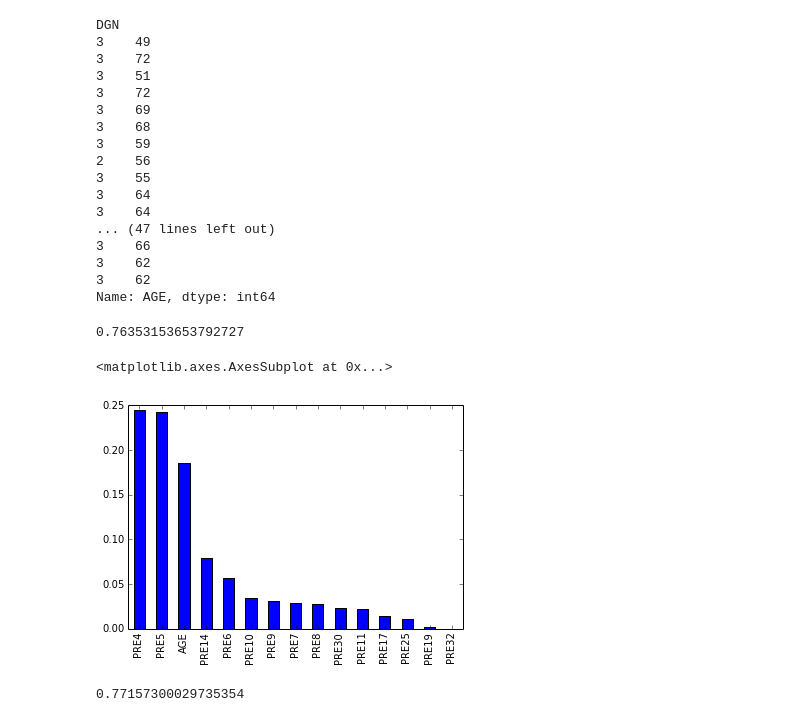
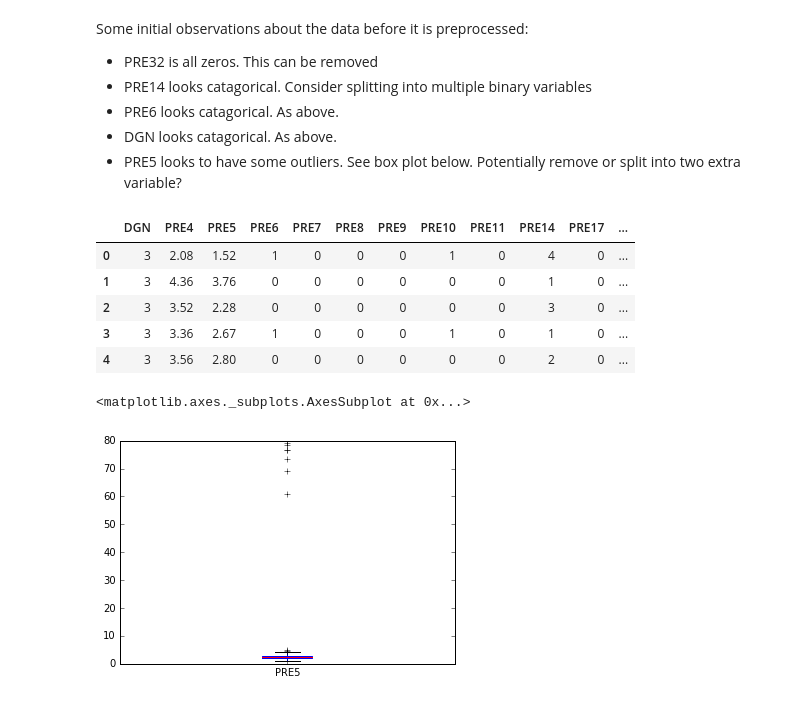
Before and after one commit to samueljackson92/SEM6420-machine-learning, a Jupyter notebook: src/Analysis.ipynb, the cells around one changed output. Cells and saved outputs as stored; diff of their text form; code cells hidden in the pictures.

```diff
--- a/src/Analysis.ipynb
+++ b/src/Analysis.ipynb
@@ -6,5 +5,5 @@ ImportError: cannot import name _thread
 # %%
-df = pd.DataFrame.from_csv("../data/train_risk.csv")
-test = pd.DataFrame.from_csv("../data/test_risk.csv")
+df = pd.DataFrame.from_csv("../data/train_risk.csv", index_col=False)
+test = pd.DataFrame.from_csv("../data/test_risk.csv", index_col=False)
 # %%
 X, y = df[df.columns[:-1]], df[df.columns[-1]]
@@ -11,37 +34,16 @@ X, y = df[df.columns[:-1]], df[df.columns[-1]]
+# %% [markdown]
+Some initial observations about the data before it is preprocessed:
+ - PRE32 is all zeros. This can be removed
+ - PRE14 looks catagorical. Consider splitting into multiple binary variables
+ - PRE6 looks catagorical. As above.
+ - DGN looks catagorical. As above.
+ - PRE5 looks to have some outliers. See box plot below. Potentially remove or split into two extra variable?
 # %%
-X['AGE']
+X.head()
 # %% [output]
-DGN
-3    49
-3    72
-3    51
-3    72
-3    69
-3    68
-3    59
-2    56
-3    55
-3    64
-3    64
-... (47 lines left out)
-3    66
-3    62
-3    62
-Name: AGE, dtype: int64
+|  | DGN | PRE4 | PRE5 | PRE6 | PRE7 | PRE8 | PRE9 | PRE10 | PRE11 | PRE14 | PRE17 | ... |
+| 0 | 3 | 2.08 | 1.52 | 1 | 0 | 0 | 0 | 1 | 0 | 4 | 0 | ... |
+| 1 | 3 | 4.36 | 3.76 | 0 | 0 | 0 | 0 | 0 | 0 | 1 | 0 | ... |
+| 2 | 3 | 3.52 | 2.28 | 0 | 0 | 0 | 0 | 0 | 0 | 3 | 0 | ... |
+| 3 | 3 | 3.36 | 2.67 | 1 | 0 | 0 | 0 | 1 | 0 | 1 | 0 | ... |
+| 4 | 3 | 3.56 | 2.80 | 0 | 0 | 0 | 0 | 0 | 0 | 2 | 0 | ... |
-# %%
-from sklearn.ensemble import RandomForestClassifier
-from sklearn.cross_validation import StratifiedKFold, cross_val_score
-from sklearn.preprocessing import StandardScaler
-
-rf = RandomForestClassifier()
-skf = StratifiedKFold(y, n_folds=5)
-cross_val_score(rf, X, y, cv=skf).mean()
-# %% [output]
-0.76353153653792727
-# %%
-X = pd.DataFrame(StandardScaler().fit_transform(X), columns=df.columns[:-1], index=df.index)
-feature_importance = pd.Series(rf.feature_importances_, index=X.columns).sort_values(ascending=False)
-feature_importance.plot(kind='bar')
-# %% [output]
-<matplotlib.axes.AxesSubplot at 0x...>
-[figure, removed]
@@ -66,6 +50,5 @@ plt.show()
-# %%
-rf = RandomForestClassifier()
-skf = StratifiedKFold(top_y, n_folds=5)
-cross_val_score(rf, top_vars, top_y, cv=skf).mean()
-# %% [output]
-0.77157300029735354
+# %%
+X.PRE5.plot(kind='box')
+# %% [output]
+<matplotlib.axes._subplots.AxesSubplot at 0x...>
+[figure, added]
```
Also changed, not shown: parts of 11 cells of this notebook.
